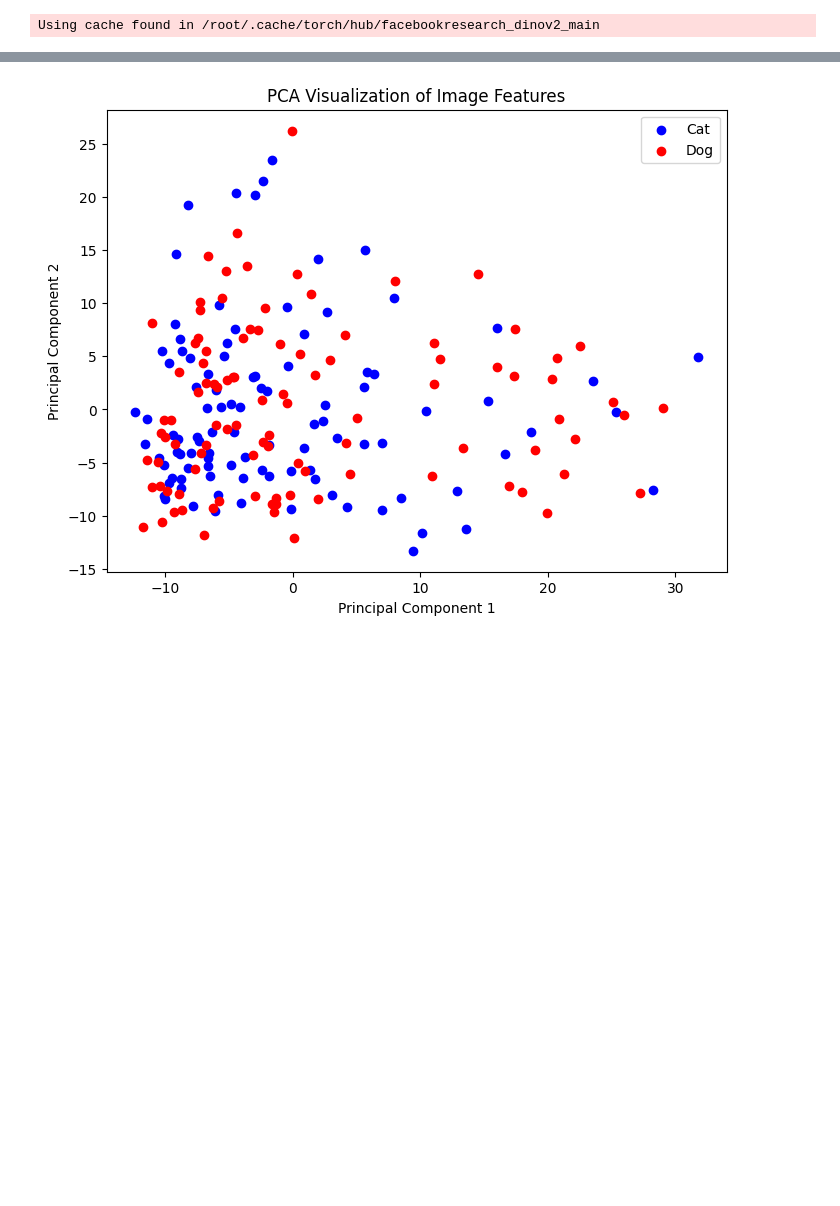
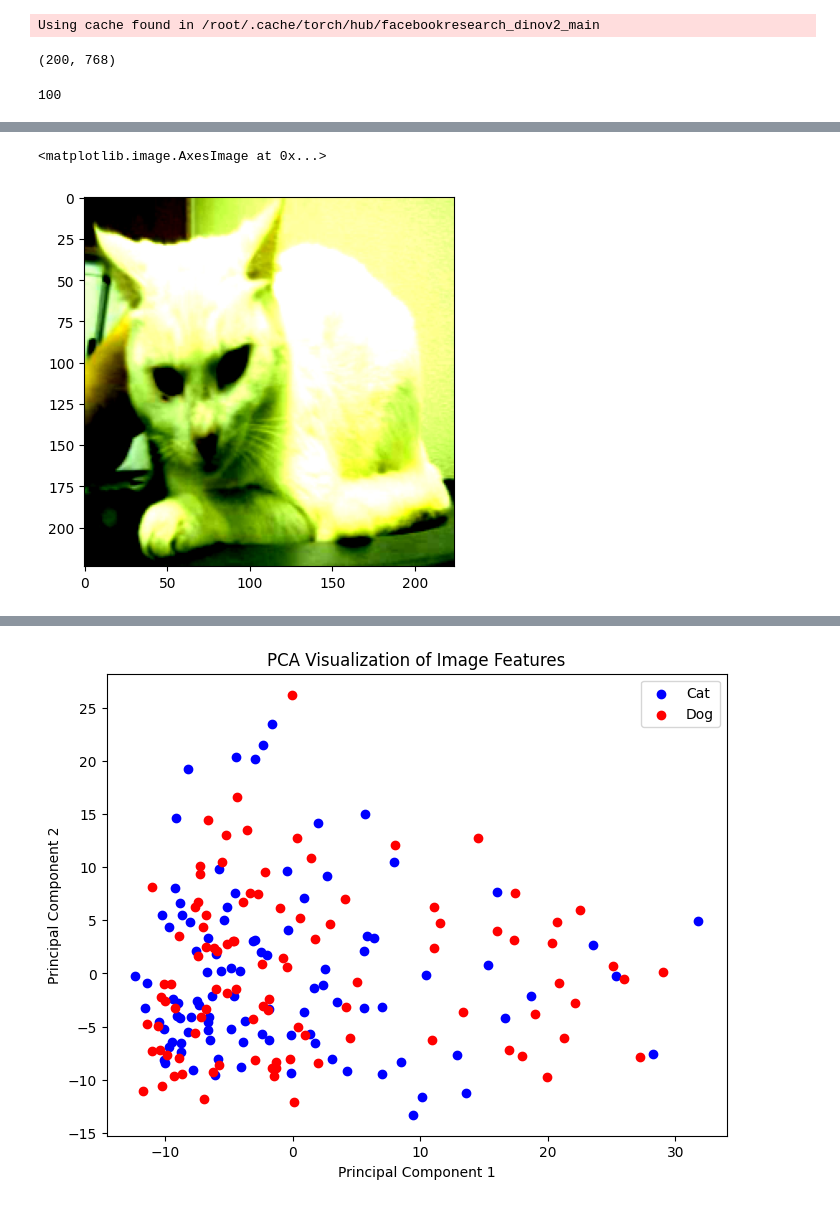
Before and after one commit to mariamzhamakochyan/DINOv2-Image-Analysis-and-Classification, a Jupyter notebook: Untitled1.ipynb, the cells around one changed output, grey strips where cells are left out. Drawn from its saved outputs; the diff is of its cells as text; code cells hidden in the pictures; blank space fills up the shorter version.

```diff
--- a/Untitled1.ipynb
+++ b/Untitled1.ipynb
@@ -87,3 +87,14 @@ images, labels = get_dataset(cat_img_path, dog_img_path, number_of_images_per_cl
 image_features = get_image_features(model, images)
 # %% [output]
 Using cache found in /root/.cache/torch/hub/facebookresearch_dinov2_main
+# %%
+image_features.shape
+# %% [output]
+(200, 768)
+# %%
+np.count_nonzero(labels == 1)
+# %% [output]
+100
+# %%
+plt.imshow(images[25].permute(1, 2, 0))
+# %% [output]
@@ -89,0 +102,2 @@ Using cache found in /root/.cache/torch/hub/facebookresearch_dinov2_main
+<matplotlib.image.AxesImage at 0x...>
+[figure, added]
```
Also changed, not shown: parts of 13 cells of this notebook.
